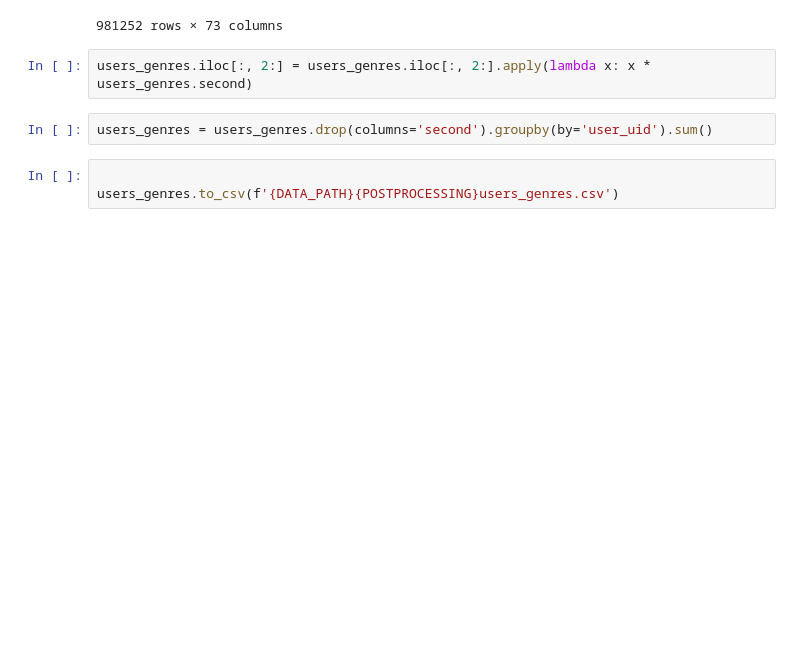
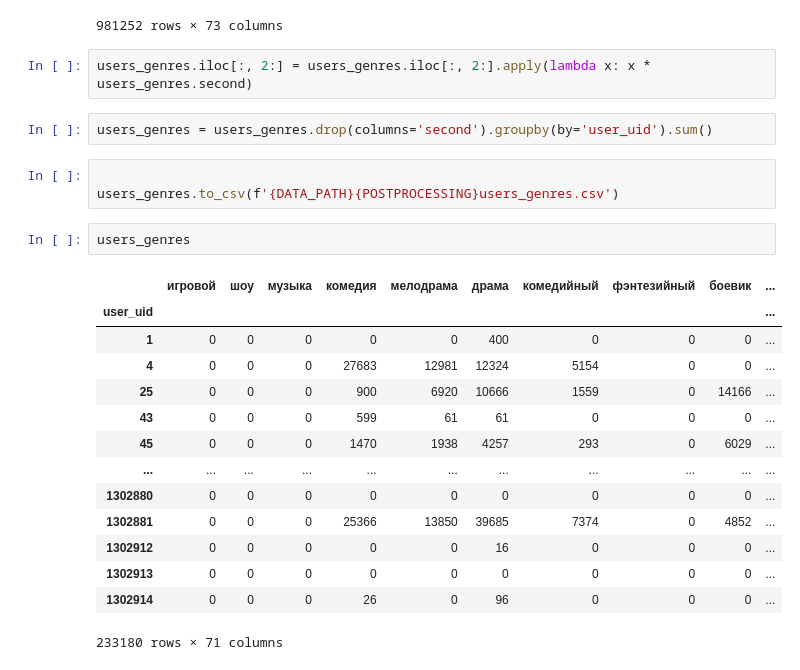
Before and after one commit to OnlyOneUseAcc/GS-Labs-movies, a Jupyter notebook: preprocessing/genres.ipynb, the cells around one changed output. Saved outputs shown, nothing was run; the diff lists cells and outputs as text; blank space fills up the shorter version.

```diff
--- a/preprocessing/genres.ipynb
+++ b/preprocessing/genres.ipynb
@@ -280,3 +249,20 @@ users_genres = users_genres.drop(columns='second').groupby(by='user_uid').sum()
 # %%
 
 users_genres.to_csv(f'{DATA_PATH}{POSTPROCESSING}users_genres.csv')
+# %%
+users_genres
+# %% [output]
+|  | игровой | шоу | музыка | комедия | мелодрама | драма | комедийный | фэнтезийный | боевик | ... |
+| user_uid |  |  |  |  |  |  |  |  |  | ... |
+| 1 | 0 | 0 | 0 | 0 | 0 | 400 | 0 | 0 | 0 | ... |
+| 4 | 0 | 0 | 0 | 27683 | 12981 | 12324 | 5154 | 0 | 0 | ... |
+| 25 | 0 | 0 | 0 | 900 | 6920 | 10666 | 1559 | 0 | 14166 | ... |
+| 43 | 0 | 0 | 0 | 599 | 61 | 61 | 0 | 0 | 0 | ... |
+| 45 | 0 | 0 | 0 | 1470 | 1938 | 4257 | 293 | 0 | 6029 | ... |
+| ... | ... | ... | ... | ... | ... | ... | ... | ... | ... | ... |
+| 1302880 | 0 | 0 | 0 | 0 | 0 | 0 | 0 | 0 | 0 | ... |
+| 1302881 | 0 | 0 | 0 | 25366 | 13850 | 39685 | 7374 | 0 | 4852 | ... |
+| 1302912 | 0 | 0 | 0 | 0 | 0 | 16 | 0 | 0 | 0 | ... |
+| 1302913 | 0 | 0 | 0 | 0 | 0 | 0 | 0 | 0 | 0 | ... |
+| 1302914 | 0 | 0 | 0 | 26 | 0 | 96 | 0 | 0 | 0 | ... |
+233180 rows × 71 columns
```
Also changed, not shown: parts of 4 cells of this notebook, 2 other files.
